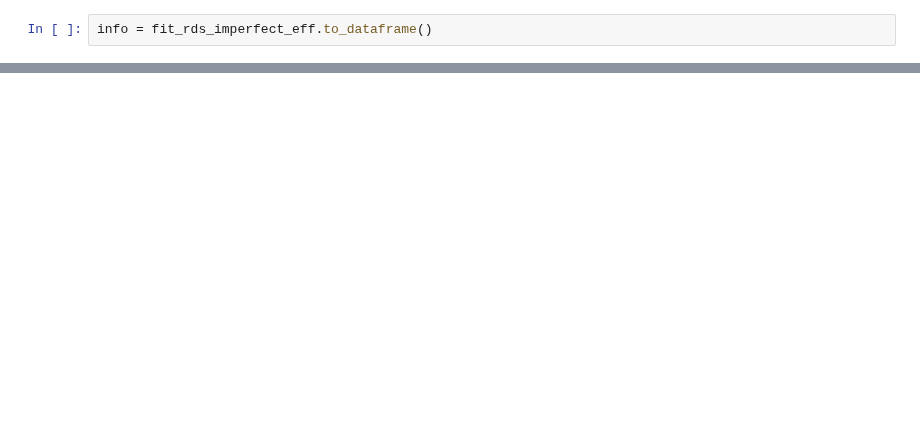
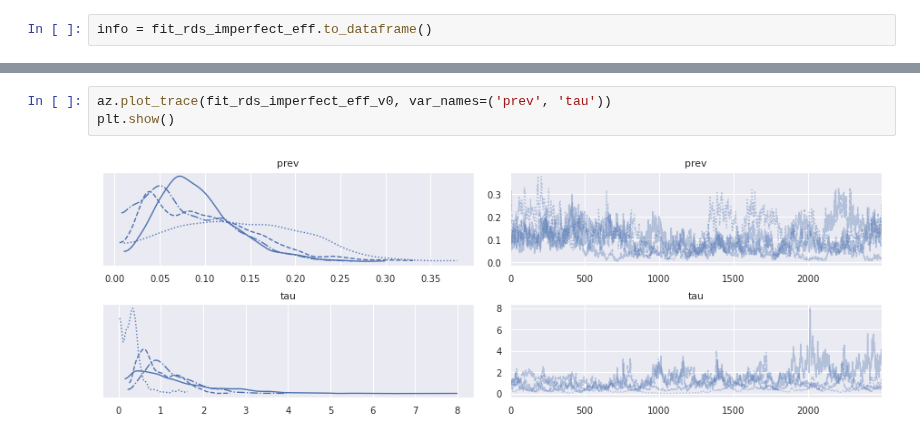
Before and after one commit to lucasmoschen/rds-bayesian-analysis-tcc, a Jupyter notebook: notebooks_book/imperfect_test_rds.ipynb, the cells around one changed output, grey strips where cells are left out. Cells and saved outputs as stored; diff of their text form; blank space fills up the shorter version.

```diff
--- a/notebooks_book/imperfect_test_rds.ipynb
+++ b/notebooks_book/imperfect_test_rds.ipynb
@@ -368,0 +492,5 @@ plt.show()
+# %%
+az.plot_trace(fit_rds_imperfect_eff_v0, var_names=('prev', 'tau'))
+plt.show()
+# %% [output]
+[figure, added]
```
Also changed, not shown: parts of 19 cells of this notebook, 6 other files.
